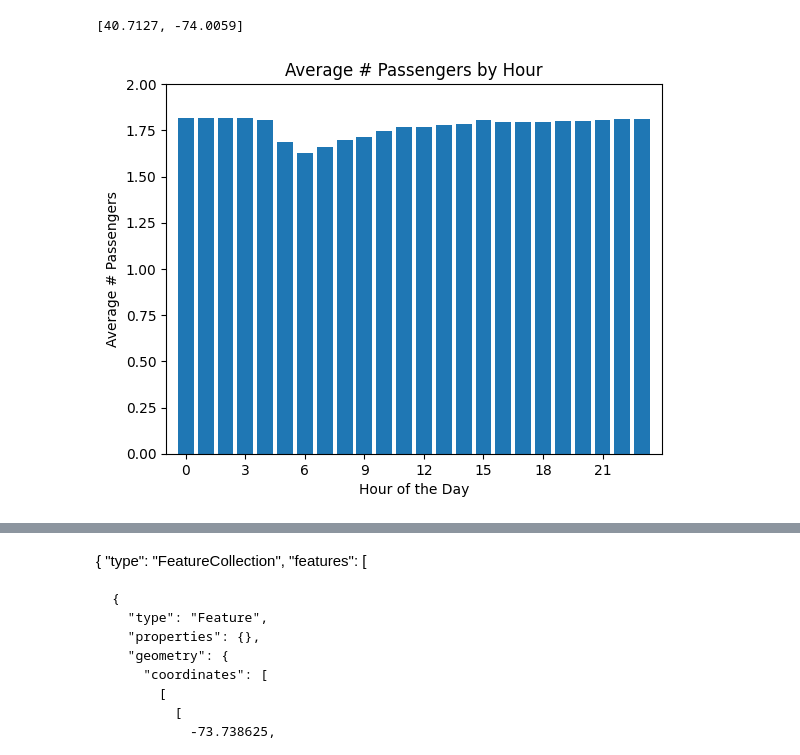
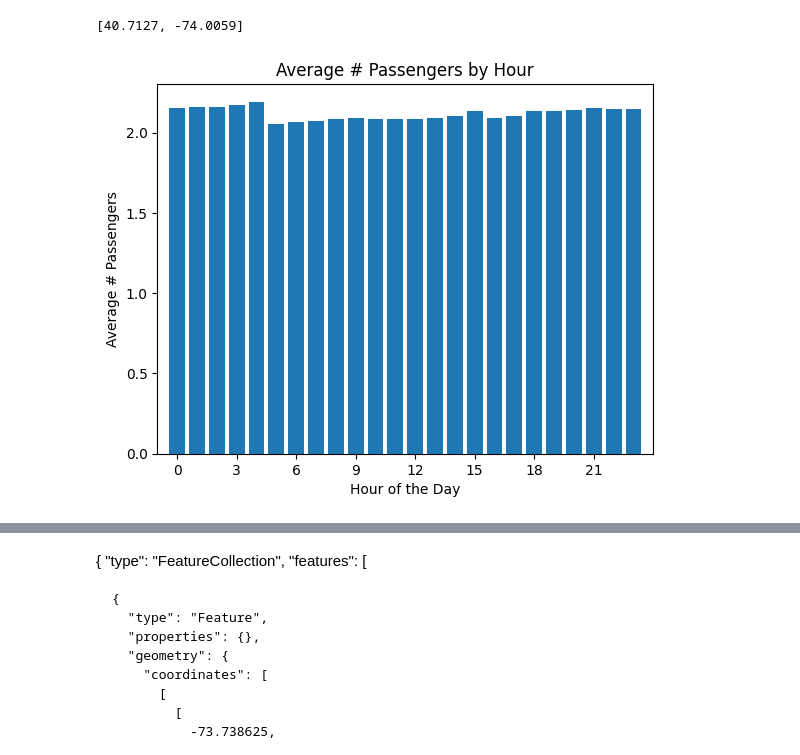
Before and after one commit to Clarkson-Applied-Data-Science/2025_IA626_randalla_NYCTaxi, a Jupyter notebook: 04 - processing large datasets.ipynb, the cells around one changed output, grey strips where cells are left out. Cells and saved outputs as stored; diff of their text form; code cells hidden in the pictures.

```diff
--- a/04 - processing large datasets.ipynb
+++ b/04 - processing large datasets.ipynb
@@ -125,3 +30,0 @@ def evaluteData(file,subset=True,distanceBins=[1,2,3,4]):
-# %%
-file='trip_data_12.csv'
-'subset_' + file
@@ -137,6 +37,10 @@ cacheDateH=datetime.datetime.strptime('2000-12-01 00:13:00', "%Y-%m-%d %H:%M:%S"
 cacheLat=-99999
 cacheLong=-99999
 tripDistanceBins = [0.5,.75,1,1.5,2,3,4,5,10,25]
+tripMinMax=[99999,0]
+passengerMinMax=[99999,0]
+tripDistMinMax=[99999,0]
+tripTimeMinMax=[99999,0]
 
 distBin = {k:0 for k in tripDistanceBins}
 LatLow=9999
@@ -153,8 +57,9 @@ rate_codeDict={}
 flagDict={}
 flag=0
 
+fileName = 'trip_data_12.csv'
 #create a blank file to hold the subset data
-subFile='NYC_Taxi_Subset.csv'
+subFile='subset_' + fileName
 f2 = open(subFile,'w')
 f2.write('')
 f2.close()
@@ -163,7 +68,7 @@ f2 = open(subFile,'a')
 writer = csv.writer(f2,delimiter=',',lineterminator='\n')
 
 #loop through the larger dataset
-with open('trip_data_12.csv') as file:
+with open(fileName) as file:
     data=csv.reader(file)
     for line in data:
         if counter == 0:
@@ -217,10 +122,16 @@ with open('trip_data_12.csv') as file:
                         cacheDateH=currentDate
                     if currentDate<cacheDateL:
                         cacheDateL=currentDate
+                    if float(line[7]) > passengerMinMax[1]: passengerMinMax[1]=float(line[7])
+                    if float(line[7]) < passengerMinMax[0] and float(line[7]) > 0: passengerMinMax[0]=float(line[7])
+
+                    if float(line[8]) > tripTimeMinMax[1]: tripTimeMinMax[1]=float(line[8])
+                    if float(line[8]) < tripTimeMinMax[0] and float(line[8]) > 0: tripTimeMinMax[0]=float(line[8])
+
+                    if float(line[9]) > tripDistMinMax[1]: tripDistMinMax[1]=float(line[9])
+                    if float(line[9]) < tripDistMinMax[0] and float(line[9]) > 0: tripDistMinMax[0]=float(line[9])
         counter +=1
-        if counter > 1000000:
-            break
+        #if counter > 1000000:
+            #break
 
 f2.close()
-
-return: distBin
@@ -374,19 +295,19 @@ for items in dateDict.values():
 # %%
 import matplotlib.pyplot as plt
 
 fig, ax = plt.subplots()
 
 ax.bar(x=height,height=dv)
 
 ax.set_xlabel('Hour of the Day')
 ax.set_ylabel('Average # Passengers')
-ax.set_ylim(0,2)
+#ax.set_ylim(0,2)
 ax.set_xlim(-1,24)
 ax.set_xticks([0,3,6,9,12,15,18,21])
 ax.set_title('Average # Passengers by Hour')
 plt.show()
 # %% [output]
-[figure, old version]
+[figure, new version]
 # %%
 print(f'The file has {counter-1} lines')
 print(f'The latest date is : {cacheDateH}')
```
Also changed, not shown: parts of 17 cells of this notebook, 1 other file.
